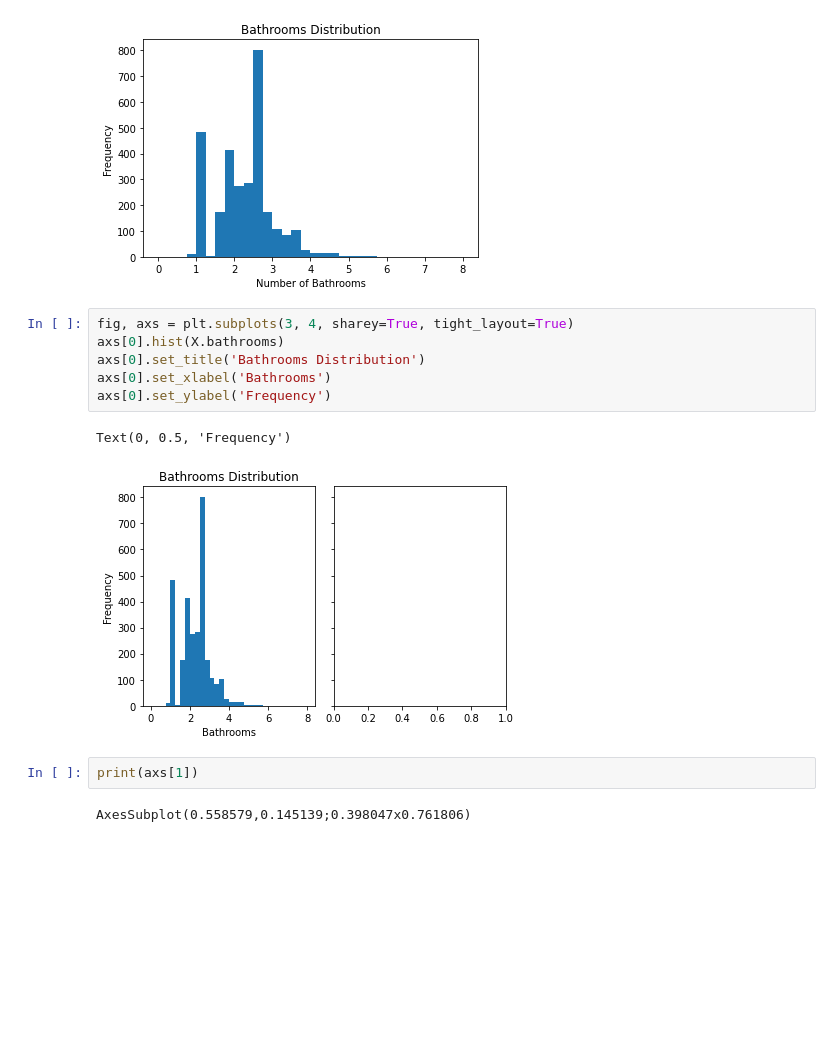
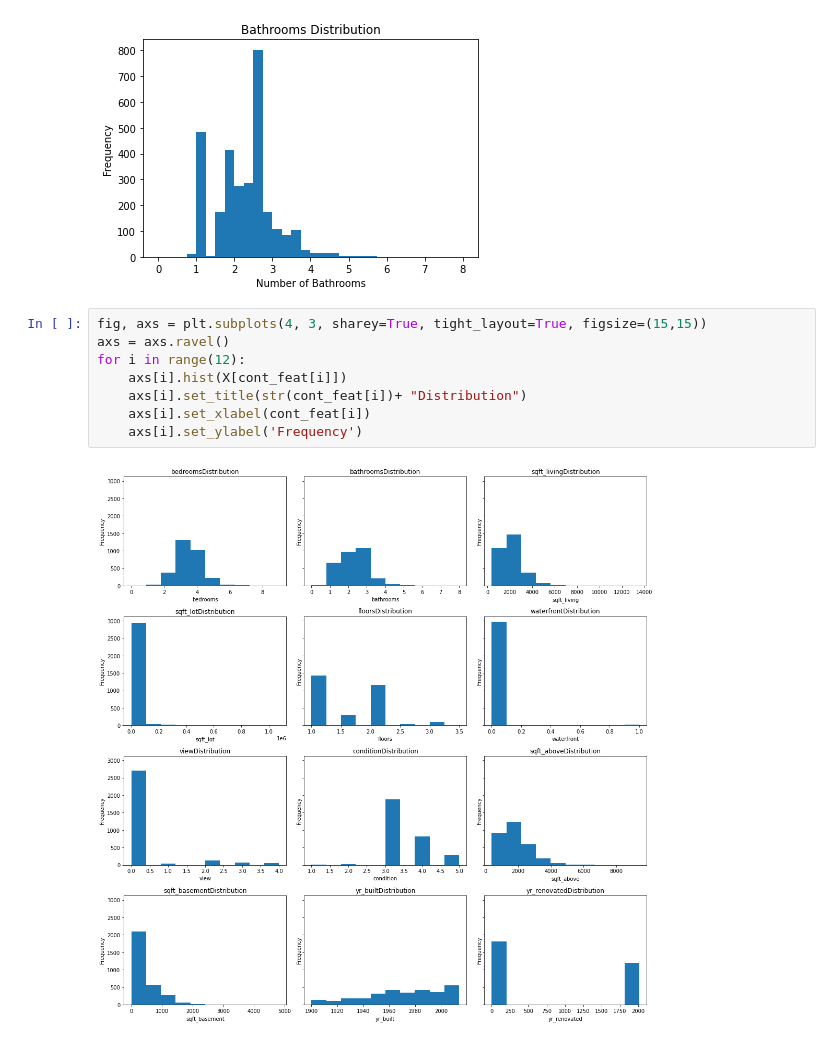
Before and after one commit to rajadevineni/House_Price_Prediction, a Jupyter notebook: KNN_regressor.ipynb, the cells around one changed output. Saved outputs shown, nothing was run; the diff lists cells and outputs as text; blank space fills up the shorter version.

```diff
--- a/KNN_regressor.ipynb
+++ b/KNN_regressor.ipynb
@@ -85,15 +85,12 @@ plt.gca().set(title='Bathrooms Distribution', ylabel='Frequency', xlabel='Number
 # %% [output]
 [figure]
 # %%
-fig, axs = plt.subplots(3, 4, sharey=True, tight_layout=True)
-axs[0].hist(X.bathrooms)
-axs[0].set_title('Bathrooms Distribution')
-axs[0].set_xlabel('Bathrooms')
-axs[0].set_ylabel('Frequency')
+fig, axs = plt.subplots(4, 3, sharey=True, tight_layout=True, figsize=(15,15))
+axs = axs.ravel()
+for i in range(12):
+    axs[i].hist(X[cont_feat[i]])
+    axs[i].set_title(str(cont_feat[i])+ "Distribution")
+    axs[i].set_xlabel(cont_feat[i])
+    axs[i].set_ylabel('Frequency')
 # %% [output]
-Text(0, 0.5, 'Frequency')
-[figure, old version]
+[figure, new version]
-# %%
-print(axs[1])
-# %% [output]
-AxesSubplot(0.558579,0.145139;0.398047x0.761806)
```
Also changed, not shown: parts of 1 cell of this notebook.
